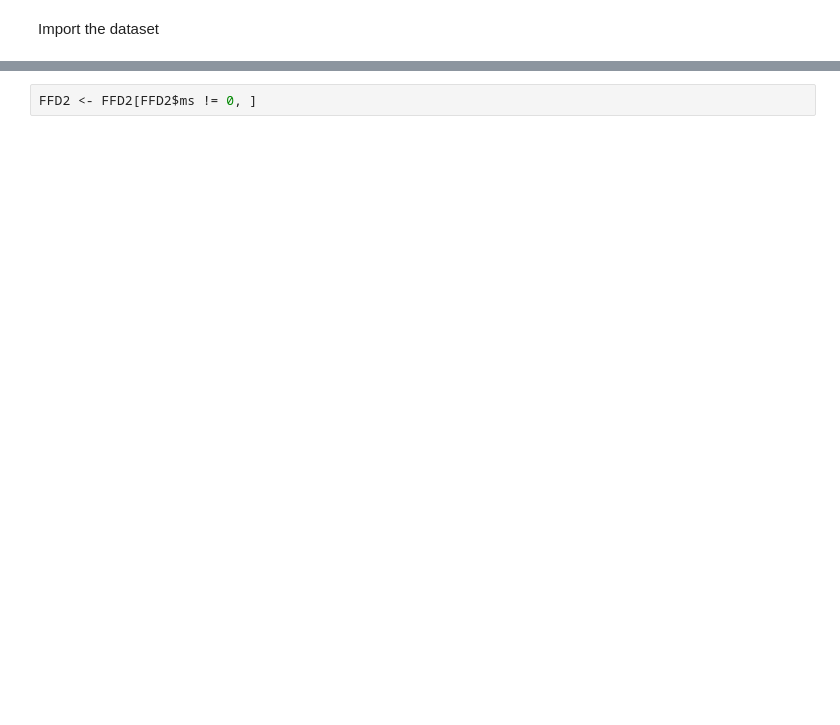
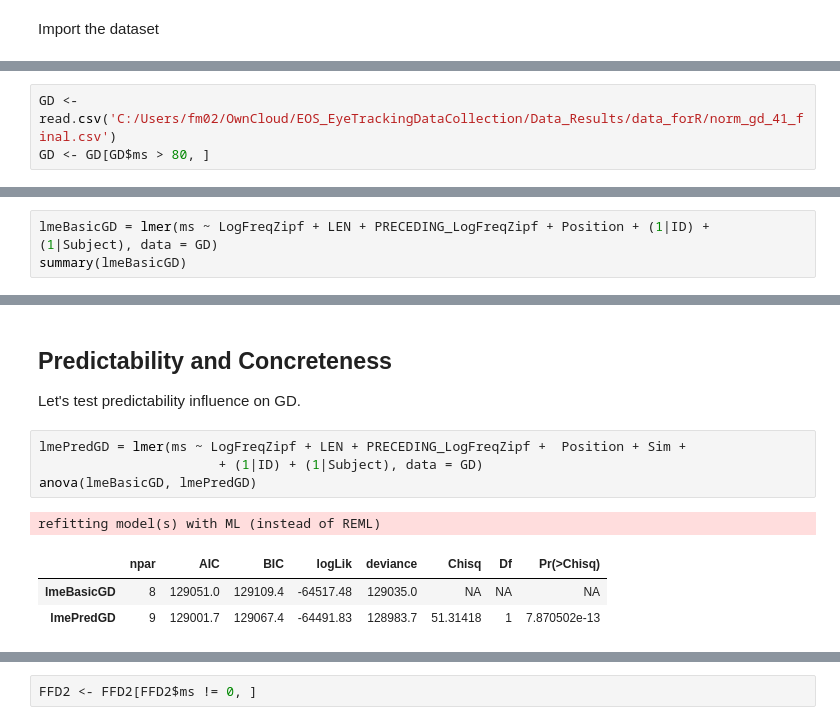
Before and after one commit to magna-fede/EOS, a Jupyter notebook: analysis_explained.ipynb, the cells around one changed output, grey strips where cells are left out. Drawn from its saved outputs; the diff is of its cells as text; blank space fills up the shorter version.

```diff
--- a/analysis_explained.ipynb
+++ b/analysis_explained.ipynb
@@ -70,0 +370,3 @@ Import the dataset
+# %%
+GD <- read.csv('C:/Users/fm02/OwnCloud/EOS_EyeTrackingDataCollection/Data_Results/data_forR/norm_gd_41_final.csv')
+GD <- GD[GD$ms > 80, ]
@@ -70,0 +480,3 @@ Import the dataset
+# %%
+lmeBasicGD = lmer(ms ~ LogFreqZipf + LEN + PRECEDING_LogFreqZipf + Position + (1|ID) + (1|Subject), data = GD)
+summary(lmeBasicGD)
@@ -70,0 +501,13 @@ Import the dataset
+# %% [markdown]
+## Predictability and Concreteness
+
+Let's test predictability influence on GD.
+# %%
+lmePredGD = lmer(ms ~ LogFreqZipf + LEN + PRECEDING_LogFreqZipf +  Position + Sim +
+                       + (1|ID) + (1|Subject), data = GD)
+anova(lmeBasicGD, lmePredGD)
+# %% [output]
+refitting model(s) with ML (instead of REML)
+|  | npar | AIC | BIC | logLik | deviance | Chisq | Df | Pr(>Chisq) |
+| lmeBasicGD | 8 | 129051.0 | 129109.4 | -64517.48 | 129035.0 | NA | NA | NA |
+| lmePredGD | 9 | 129001.7 | 129067.4 | -64491.83 | 128983.7 | 51.31418 | 1 | 7.870502e-13 |
```
Also changed, not shown: parts of 131 cells of this notebook, 12 other files.
